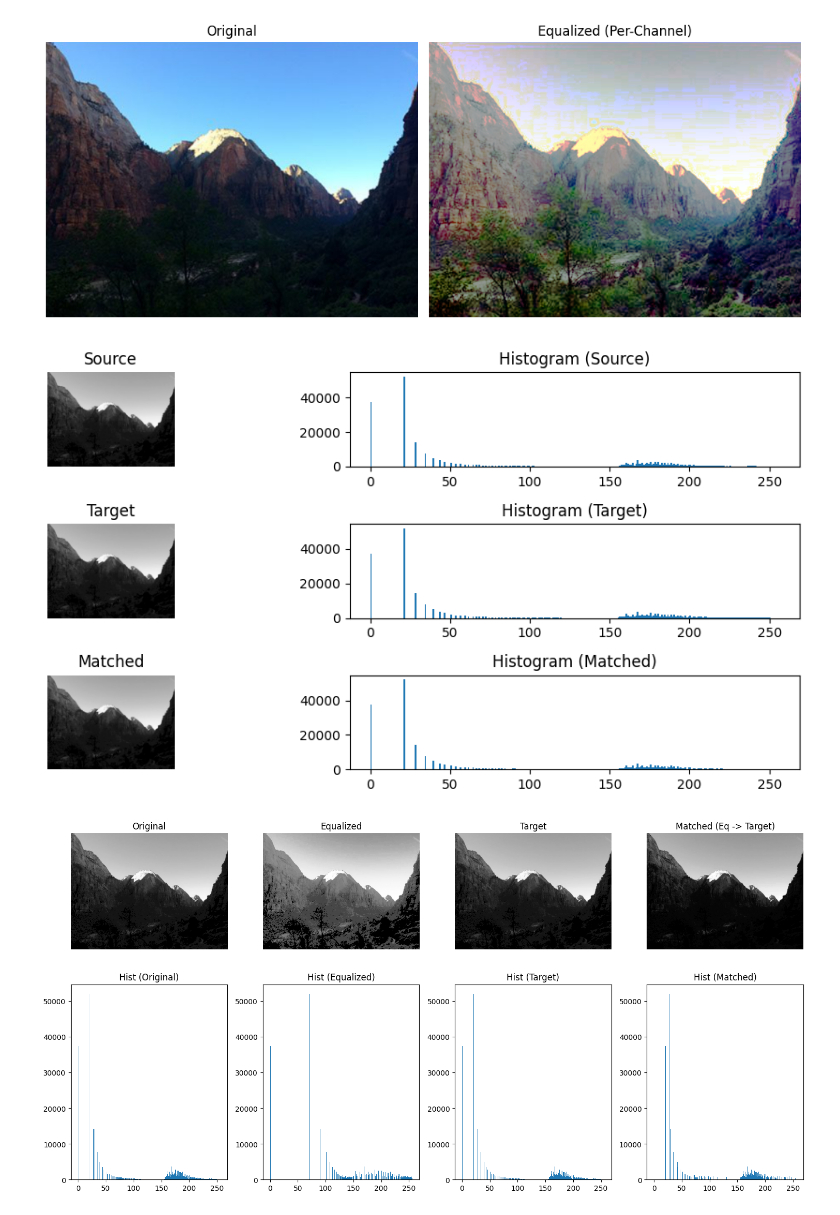
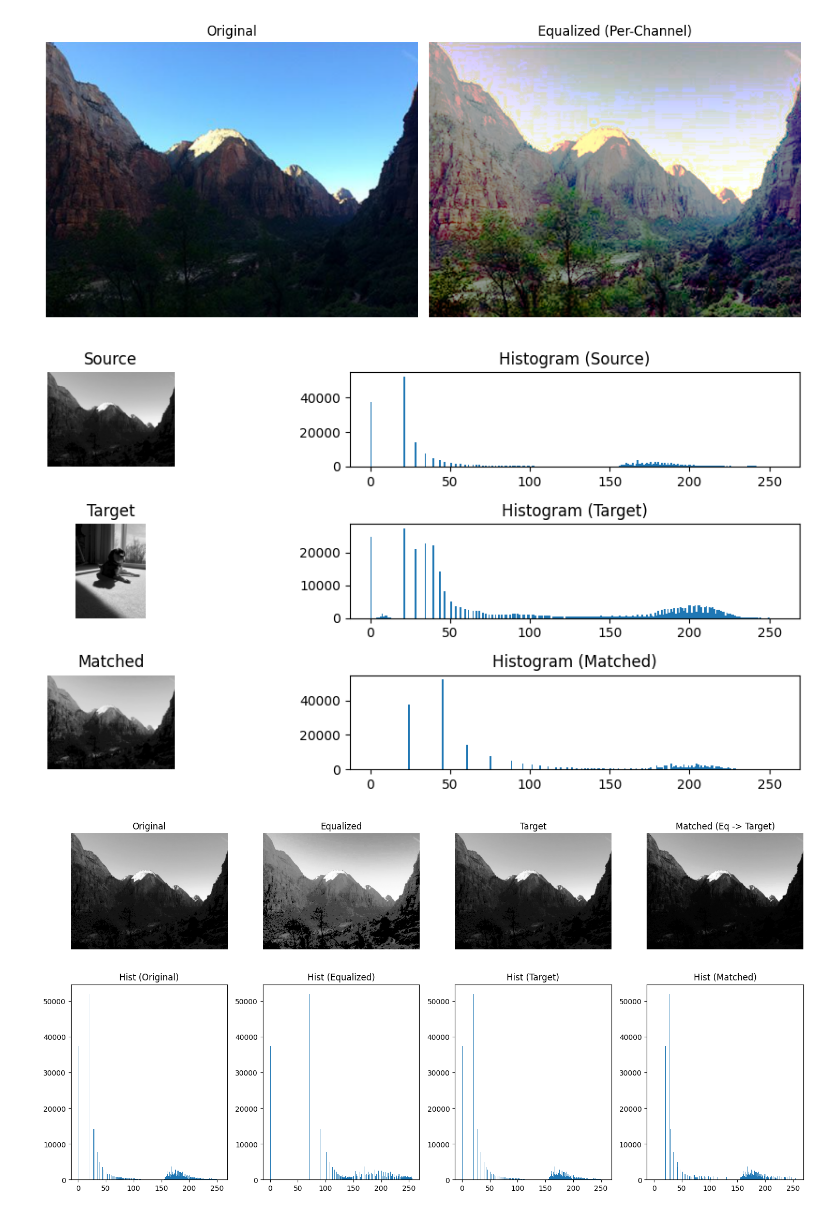
Before and after one commit to 230535-salah/image_processing_labs, a Jupyter notebook: lab_practice_04.ipynb, the cells around one changed output. Drawn from its saved outputs; the diff is of its cells as text; code cells hidden in the pictures.

```diff
--- a/lab_practice_04.ipynb
+++ b/lab_practice_04.ipynb
@@ -145,35 +145,35 @@ def show_result(source, target, matched):
 
     plt.subplot(3, 3, 4)
     plt.imshow(target, cmap="gray")
     plt.title("Target")
     plt.axis("off")
 
     plt.subplot(3, 3, 5)
     plt.hist(target.ravel(), 256, [0, 256])
     plt.title("Histogram (Target)")
 
     plt.subplot(3, 3, 7)
     plt.imshow(matched, cmap="gray")
     plt.title("Matched")
     plt.axis("off")
 
     plt.subplot(3, 3, 8)
     plt.hist(matched.ravel(), 256, [0, 256])
     plt.title("Histogram (Matched)")
 
     plt.tight_layout()
     plt.show()
 
 
 source_path = "lab_images/1.png"
-target_path = "lab_images/1.png"
+target_path = "lab_images/2.png"
 
 source = load_grayscale(source_path)
 target = load_grayscale(target_path)
 matched = match_histogram(source, target)
 show_result(source, target, matched)
 # %% [output]
-[figure, old version]
+[figure, new version]
 # %%
 import cv2
 import matplotlib.pyplot as plt
```
Also changed, not shown: 1 other file.
